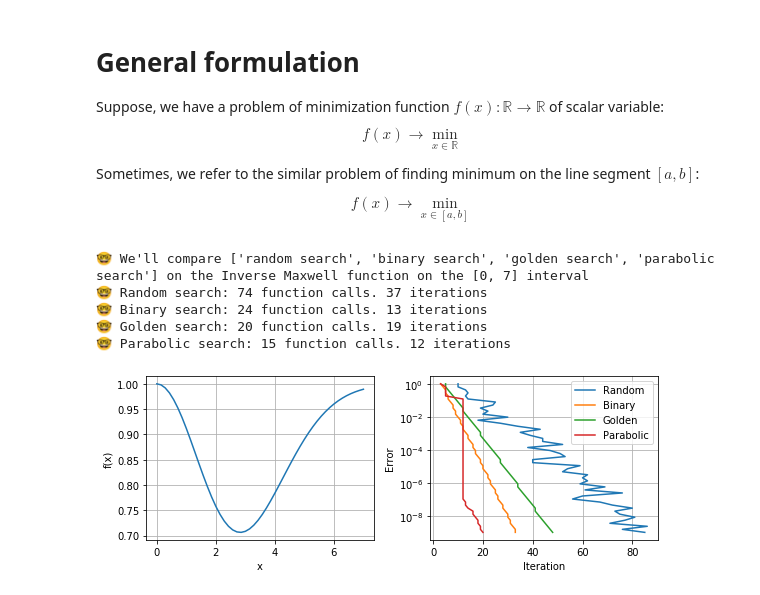
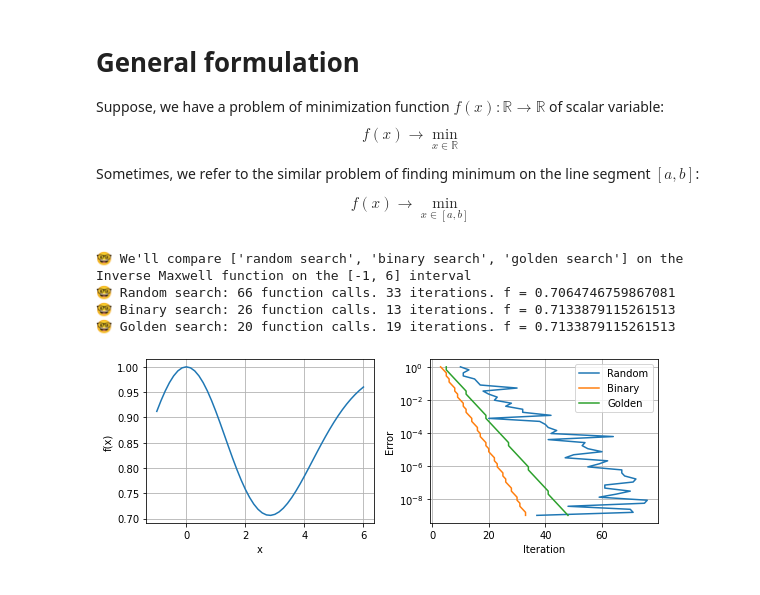
Before and after one commit to MerkulovDaniil/optim, a Jupyter notebook: assets/Notebooks/Line_search.ipynb, the cells around one changed output. Saved outputs shown, nothing was run; the diff lists cells and outputs as text; code cells hidden in the pictures.

```diff
--- a/assets/Notebooks/Line_search.ipynb
+++ b/assets/Notebooks/Line_search.ipynb
@@ -14,7 +14,8 @@ f(x) \to \min_{x \in [a,b]}
 $$
 # %%
 #@title Line search for unimodal functions. Optimizers comparison { run: "auto" }
-
+# Need to implement brent method, but in scipy
+# it has no callbacks right now :(
 #===== Libraries =====#
 from scipy.optimize import OptimizeResult
 from scipy.optimize import minimize
@@ -223,7 +224,7 @@ optimizers = []
 Random_bracket_search = True #@param {type:"boolean"}
 Binary_search = True #@param {type:"boolean"}
 Golden_search = True #@param {type:"boolean"}
-Parabolic_search = True #@param {type:"boolean"}
+Parabolic_search = False #@param {type:"boolean"}
 if Random_bracket_search:
     optimizers.append('random search')
 if Binary_search:
@@ -234,8 +235,8 @@ if Parabolic_search:
     optimizers.append('parabolic search')
 
 Function = 'Inverse Maxwell' #@param ['Inverse Maxwell', "sin(sin(sin(sqrt(x/2))))", "(x - 2) * x * (x + 2)**2"]
-a =  0#@param {type:"number"}
-b =  7#@param {type:"number"}
+a = -1 #@param {type:"slider", min:-5, max:5, step:1}
+b = 6 #@param {type:"slider", min:0, max:10, step:1}
 tolerance = 1e-3
 tolerances_bound =  1e-9#@param {type:"number"}
 tolerances = np.logspace(np.log10(tolerances_bound), 0)
@@ -271,7 +272,7 @@ for opt in optimizers:
         n_it_rbls = []
         callback_rbls = lambda xk: callback(xk, func, funs_rbls, xs_rbls)
         res = minimize(func, x0, method=random_bracket_line_search, callback=callback_rbls, options={'maxiter': 100, 'tol': tolerance, 'x_a': a, 'x_b': b})
-        print(f'🤓 Random search: {res.nfev} function calls. {res.nit} iterations')
+        print(f'🤓 Random search: {res.nfev} function calls. {res.nit} iterations. f = {funs_rbls[-1]:.2f}')
         for tolerance_ in tolerances:
             res = minimize(func, x0, method=random_bracket_line_search, callback=callback_rbls, options={'maxiter': 1000, 'tol': tolerance_, 'x_a': a, 'x_b': b})
             n_it_rbls.append(res.nit)
@@ -283,7 +284,7 @@ for opt in optimizers:
         n_it_bs = []
         callback_bs = lambda xk: callback(xk, func, funs_bs, xs_bs)
         res = minimize(func, x0, method=binary_search, callback=callback_bs, options={'maxiter': 100, 'tol': tolerance, 'x_a': a, 'x_b': b})
-        print(f'🤓 Binary search: {res.nfev} function calls. {res.nit} iterations')
+        print(f'🤓 Binary search: {res.nfev} function calls. {res.nit} iterations. f = {funs_rbls[-1]:.2f}')
         for tolerance_ in tolerances:
             res = minimize(func, x0, method=binary_search, callback=callback_bs, options={'maxiter': 1000, 'tol': tolerance_, 'x_a': a, 'x_b': b})
             n_it_bs.append(res.nit)
@@ -292,38 +293,37 @@ for opt in optimizers:
         x0 = (a+b)/2
         funs_gs = []
         xs_gs = []
         n_it_gs = []
         callback_gs = lambda xk: callback(xk, func, funs_gs, xs_gs)
         res = minimize(func, x0, method=golden_search, callback=callback_gs, options={'maxiter': 100, 'tol': tolerance, 'x_a': a, 'x_b': b})
-        print(f'🤓 Golden search: {res.nfev} function calls. {res.nit} iterations')
+        print(f'🤓 Golden search: {res.nfev} function calls. {res.nit} iterations. f = {funs_rbls[-1]:.2f}')
         for tolerance_ in tolerances:
             res = minimize(func, x0, method=golden_search, callback=callback_gs, options={'maxiter': 1000, 'tol': tolerance_, 'x_a': a, 'x_b': b})
             n_it_gs.append(res.nit)
         ax2.semilogy(n_it_gs, tolerances, label='Golden')
     elif opt == 'parabolic search':
         x0 = (a+b)/2
         funs_ps = []
         xs_ps = []
         n_it_ps = []
         callback_ps = lambda xk: callback(xk, func, funs_ps, xs_ps)
         res = minimize(func, x0, method=parabolic_search, callback=callback_ps, options={'maxiter': 100, 'tol': tolerance, 'x_a': a, 'x_b': b})
-        print(f'🤓 Parabolic search: {res.nfev} function calls. {res.nit} iterations')
+        print(f'🤓 Parabolic search: {res.nfev} function calls. {res.nit} iterations. f = {funs_rbls[-1]:.2f}')
         for tolerance_ in tolerances:
             res = minimize(func, x0, method=parabolic_search, callback=callback_ps, options={'maxiter': 1000, 'tol': tolerance_, 'x_a': a, 'x_b': b})
             n_it_ps.append(res.nit)
         ax2.semilogy(n_it_ps, tolerances, label='Parabolic')
 
 ax2.set_ylabel('Error')
 ax2.set_xlabel('Iteration')
 ax2.grid()
 ax2.legend()
 
 fig.tight_layout()
 plt.show()
 # %% [output]
-🤓 We'll compare ['random search', 'binary search', 'golden search', 'parabolic search'] on the Inverse Maxwell function on the [0, 7] interval
-🤓 Random search: 74 function calls. 37 iterations
-🤓 Binary search: 24 function calls. 13 iterations
-🤓 Golden search: 20 function calls. 19 iterations
-🤓 Parabolic search: 15 function calls. 12 iterations
+🤓 We'll compare ['random search', 'binary search', 'golden search'] on the Inverse Maxwell function on the [-1, 6] interval
+🤓 Random search: 66 function calls. 33 iterations. f = 0.7064746759867081
+🤓 Binary search: 26 function calls. 13 iterations. f = 0.7133879115261513
+🤓 Golden search: 20 function calls. 19 iterations. f = 0.7133879115261513
-[figure, old version]
+[figure, new version]
```
